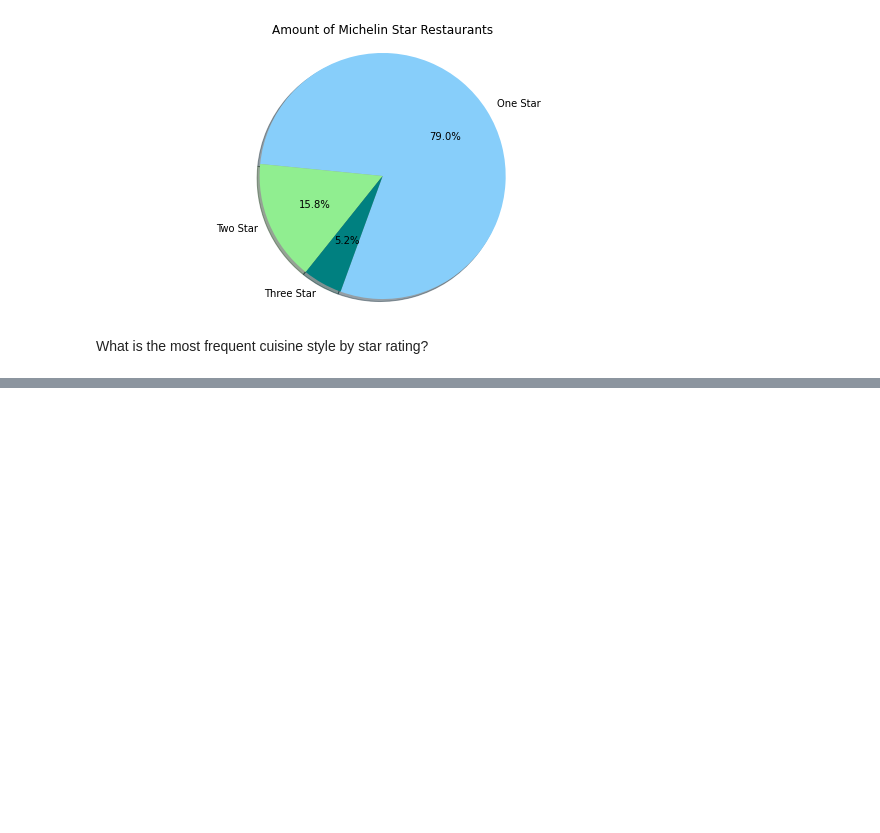
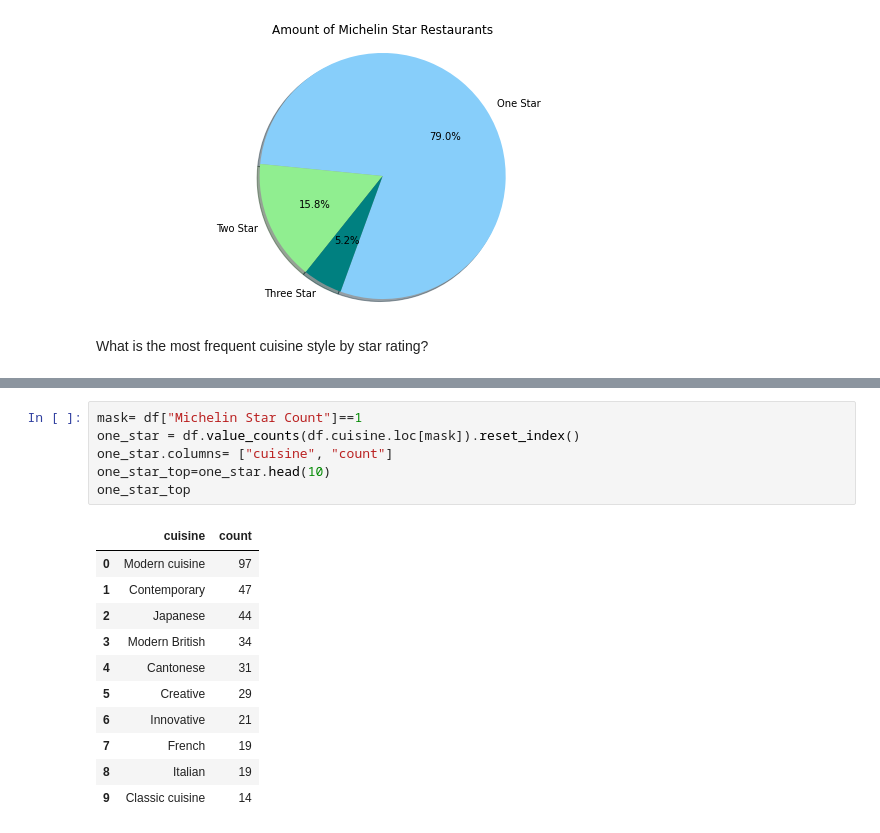
Before and after one commit to EI-github/smu_project1_michelinrestaurants, a Jupyter notebook: Megan_Work/Data_Analysis_Adams.ipynb, the cells around one changed output, grey strips where cells are left out. Drawn from its saved outputs; the diff is of its cells as text; blank space fills up the shorter version.

```diff
--- a/Megan_Work/Data_Analysis_Adams.ipynb
+++ b/Megan_Work/Data_Analysis_Adams.ipynb
@@ -140,0 +155,18 @@ What is the most frequent cuisine style by star rating?
+# %%
+mask= df["Michelin Star Count"]==1
+one_star = df.value_counts(df.cuisine.loc[mask]).reset_index()
+one_star.columns= ["cuisine", "count"]
+one_star_top=one_star.head(10)
+one_star_top
+# %% [output]
+|  | cuisine | count |
+| 0 | Modern cuisine | 97 |
+| 1 | Contemporary | 47 |
+| 2 | Japanese | 44 |
+| 3 | Modern British | 34 |
+| 4 | Cantonese | 31 |
+| 5 | Creative | 29 |
+| 6 | Innovative | 21 |
+| 7 | French | 19 |
+| 8 | Italian | 19 |
+| 9 | Classic cuisine | 14 |
```
Also changed, not shown: parts of 5 cells of this notebook.
